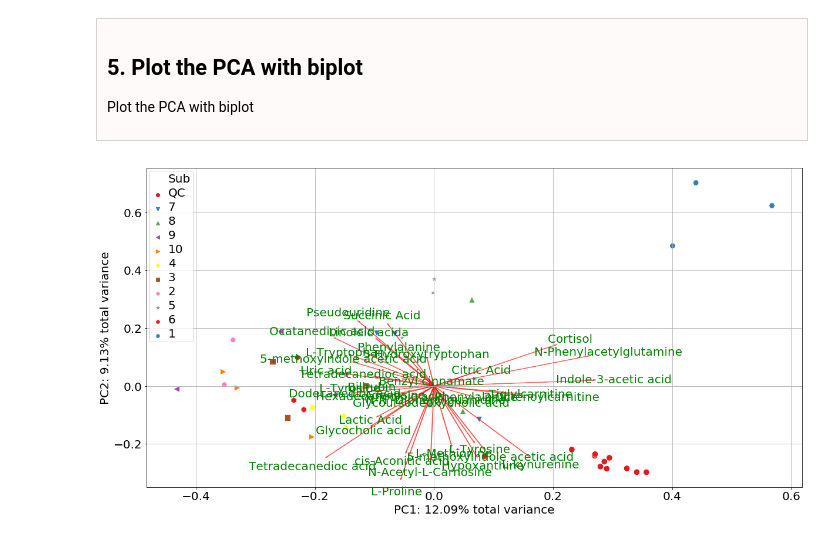
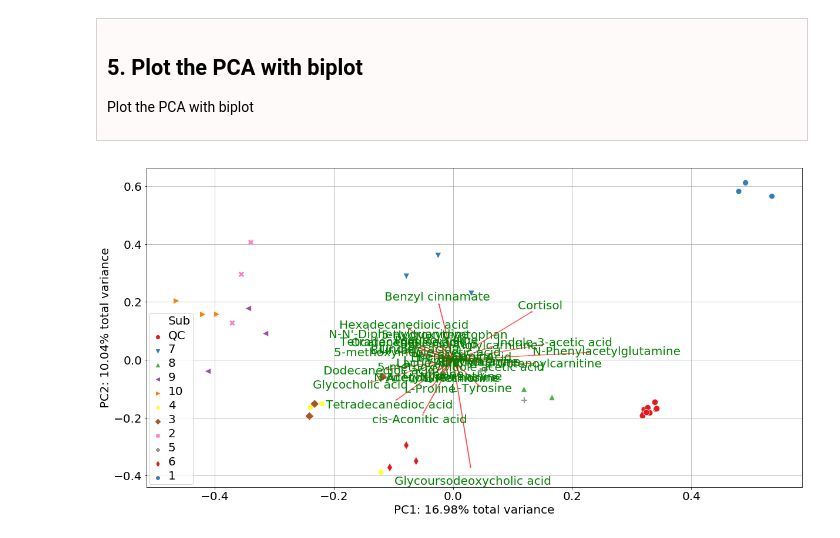
Before and after one commit to brettChapman/multivis_tutorials, a Jupyter notebook: Tutorial1.ipynb, the cells around one changed output. Saved outputs shown, nothing was run; the diff lists cells and outputs as text; code cells hidden in the pictures.

```diff
--- a/Tutorial1.ipynb
+++ b/Tutorial1.ipynb
@@ -130,7 +130,7 @@ fontSize = 20;
 
 peakLabels = list([k for k in list(PeakTable['Label'].values) if not (('_neg' in k) or ('_pos' in k))])
 
-projected = pca.fit_transform(Xscale)
+projected = pca.fit_transform(Xlog)
 
 def pcaPlot(xs,ys,coeff,markerSize,fontSize,figSize,filtLabels,colorGroup,labels,groupLabels=None):
 
@@ -143,33 +143,33 @@ def pcaPlot(xs,ys,coeff,markerSize,fontSize,figSize,filtLabels,colorGroup,labels
     scalex = 1.0/(xs.max() - xs.min())
     scaley = 1.0/(ys.max() - ys.min())
 
-    markers = ['o', 'v', '^', '<', '>', '8', 's', 'p', '*', 'h', 'H', 'D', 'd', 'P', 'X']
+    markers = ['o', 'v', '^', '<', '>', 'H', 'D', 'X', 'P', 'd', '8', 's', 'p', '*', 'h']
 
     ax = sns.scatterplot(xs * scalex,ys * scaley, s = markerSize, style = colorGroup, markers = markers, hue = colorGroup, palette='Set1')
 
     if groupLabels != None:
         for i, txt in enumerate(groupLabels):
             ax.annotate(txt, (xs[i] * scalex, ys[i] * scaley), fontsize=fontSize)
 
     for i in range(n):
 
         plt.arrow(0, 0, coeff[i,0] * 7.15, coeff[i,1] * 7.15, color = 'r',alpha = 0.5)
         plt.text(coeff[i,0] * 8.15, coeff[i,1] * 8.15, filtLabels[i], color = 'g', ha = 'center', va = 'center', fontsize=fontSize)
 
     plt.xlabel("PC1: %s%s total variance" % (str(np.around([100*(pca.explained_variance_ratio_[0])], decimals=2)[0]), '%'), fontsize=fontSize)
     plt.ylabel("PC2: %s%s total variance" % (str(np.around([100*(pca.explained_variance_ratio_[1])], decimals=2)[0]), '%'), fontsize=fontSize)
 
     plt.setp(ax.get_legend().get_texts(), fontsize=fontSize)
     plt.setp(ax.get_legend().get_title(), fontsize=fontSize)
 
     plt.xticks(fontsize=fontSize)
     plt.yticks(fontsize=fontSize)
 
     plt.grid()
 
     plt.savefig('PCA_biplot.png', dpi=300)
 
 pcaPlot(projected[:,0],projected[:, 1], np.transpose(pca.components_[0:2, :]),markerSize,fontSize,figSize,peakLabels,DataTable.Sub,list(PeakTable['Label']))
 plt.show()
 # %% [output]
-[figure, old version]
+[figure, new version]
```
Also changed, not shown: parts of 2 cells of this notebook, 10 other files.
